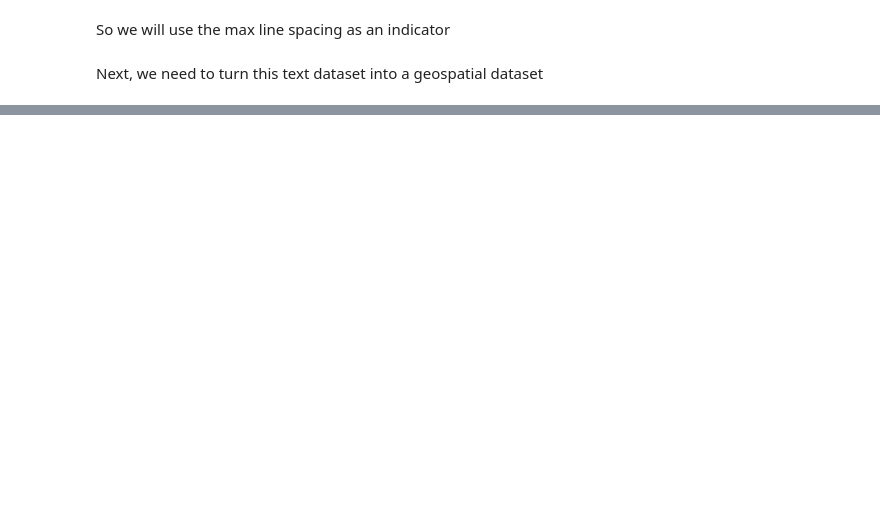
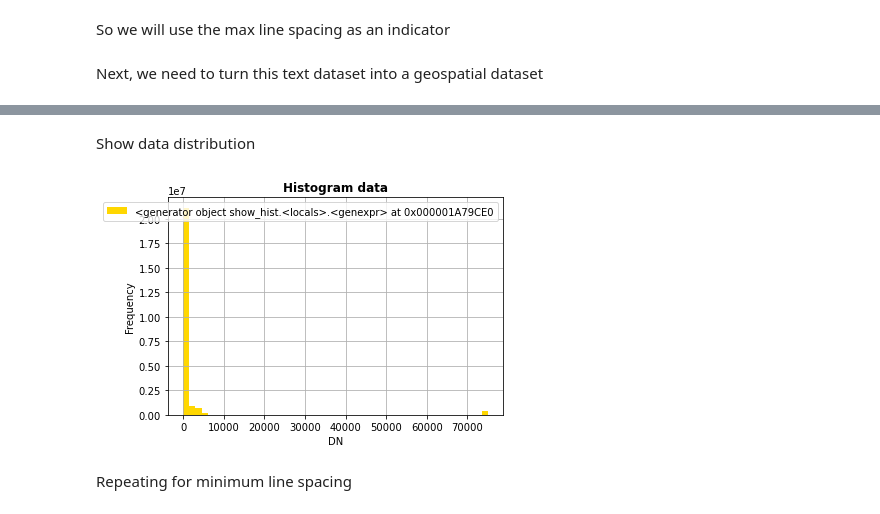
Before and after one commit to RichardScottOZ/Geoscience-Data-Quality-for-Machine-Learning, a Jupyter notebook: Magnetic-Survey-Quality.ipynb, the cells around one changed output, grey strips where cells are left out. Cells and saved outputs as stored; diff of their text form; code cells hidden in the pictures; blank space fills up the shorter version.

```diff
--- a/Magnetic-Survey-Quality.ipynb
+++ b/Magnetic-Survey-Quality.ipynb
@@ -84,0 +206,8 @@ Next, we need to turn this text dataset into a geospatial dataset
+# %% [markdown]
+Show data distribution
+# %%
+show_hist(source=varray, bins=50, title='Histogram data',histtype='stepfilled')
+# %% [output]
+[figure, added]
+# %% [markdown]
+Repeating for minimum line spacing
```
Also changed, not shown: parts of 24 cells of this notebook, 1 other file.
